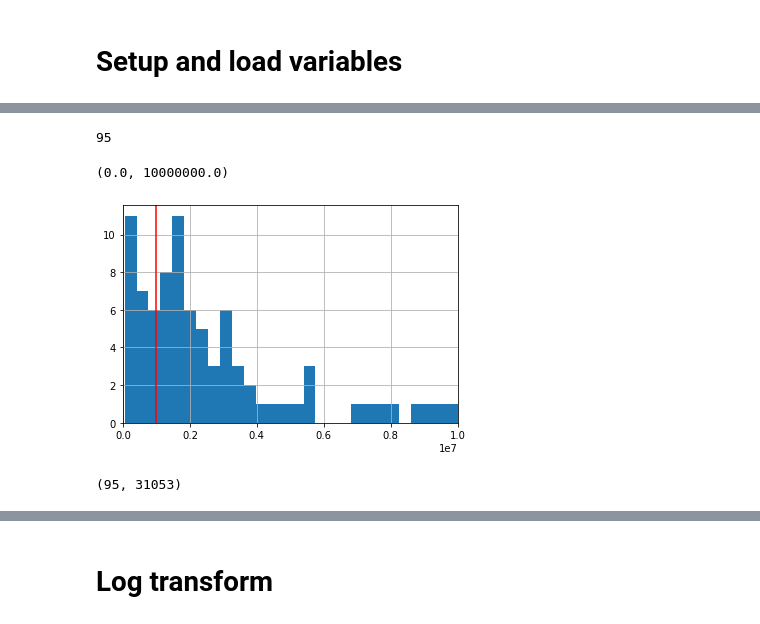
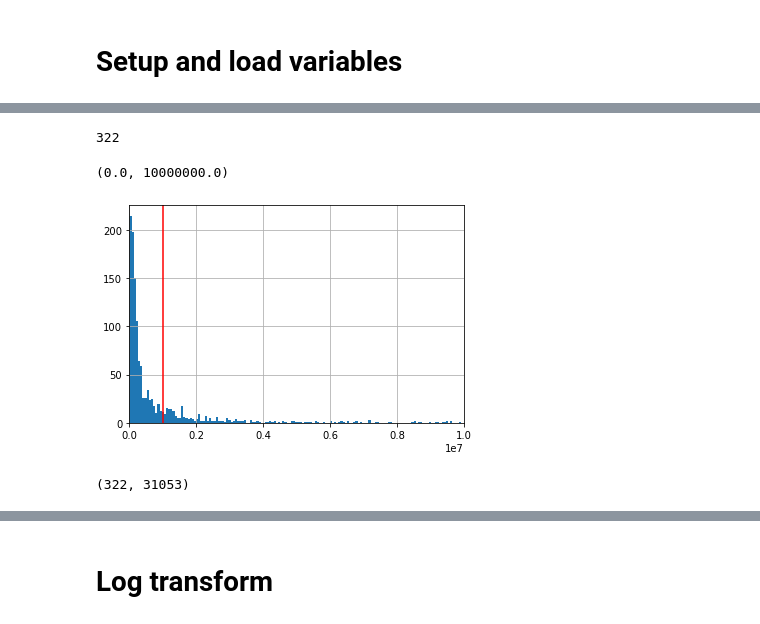
Before and after one commit to aryarm/species-gene-coexp, a Jupyter notebook: workflow/notebooks/gene_coexp-full.ipynb, the cells around one changed output, grey strips where cells are left out. Drawn from its saved outputs; the diff is of its cells as text; code cells hidden in the pictures.

Commit message:
fix gene coexp filtering and scaling

```diff
--- a/workflow/notebooks/gene_coexp-full.ipynb
+++ b/workflow/notebooks/gene_coexp-full.ipynb
@@ -13,6 +13,7 @@ print(expr.shape)
 idx = list(expr.index.names)
 idx[0] = 'celltype'
 expr.index.names = idx
-expr
+expr.T.index.names = ['Gene']
+expr.head().iloc[:,:5]
 # %% [output]
 (1313, 31053)
@@ -36,0 +31,3 @@ How many celltypes have fewer than $10^6$ reads?
+# %%
+celltype_sum = expr.sum(axis=1)
+celltype_sum
@@ -37,16 +48,17 @@ How many celltypes have fewer than $10^6$ reads?
+# %%
+num_celltypes = (celltype_sum > thresh).sum()
+num_celltypes
+# %% [output]
+322
 # %%
-celltype_sum = expr.groupby(level=['celltype']).sum().sum(axis=1)
-num_celltypes = (celltype_sum > thresh).sum()
-print(num_celltypes)
 celltype_sum.hist(bins=1000)
 plt.axvline(x=thresh, color='red')
 plt.xlim([0, 10**7])
 # %% [output]
-95
+(0.0, 10000000.0)
-(0.0, 10000000.0)
-[figure, old version]
+[figure, new version]
 # %%
 expr = expr.iloc[np.where(celltype_sum > thresh)[0]]
 expr.shape
 # %% [output]
-(95, 31053)
+(322, 31053)
```
Also changed, not shown: parts of 25 cells of this notebook.
